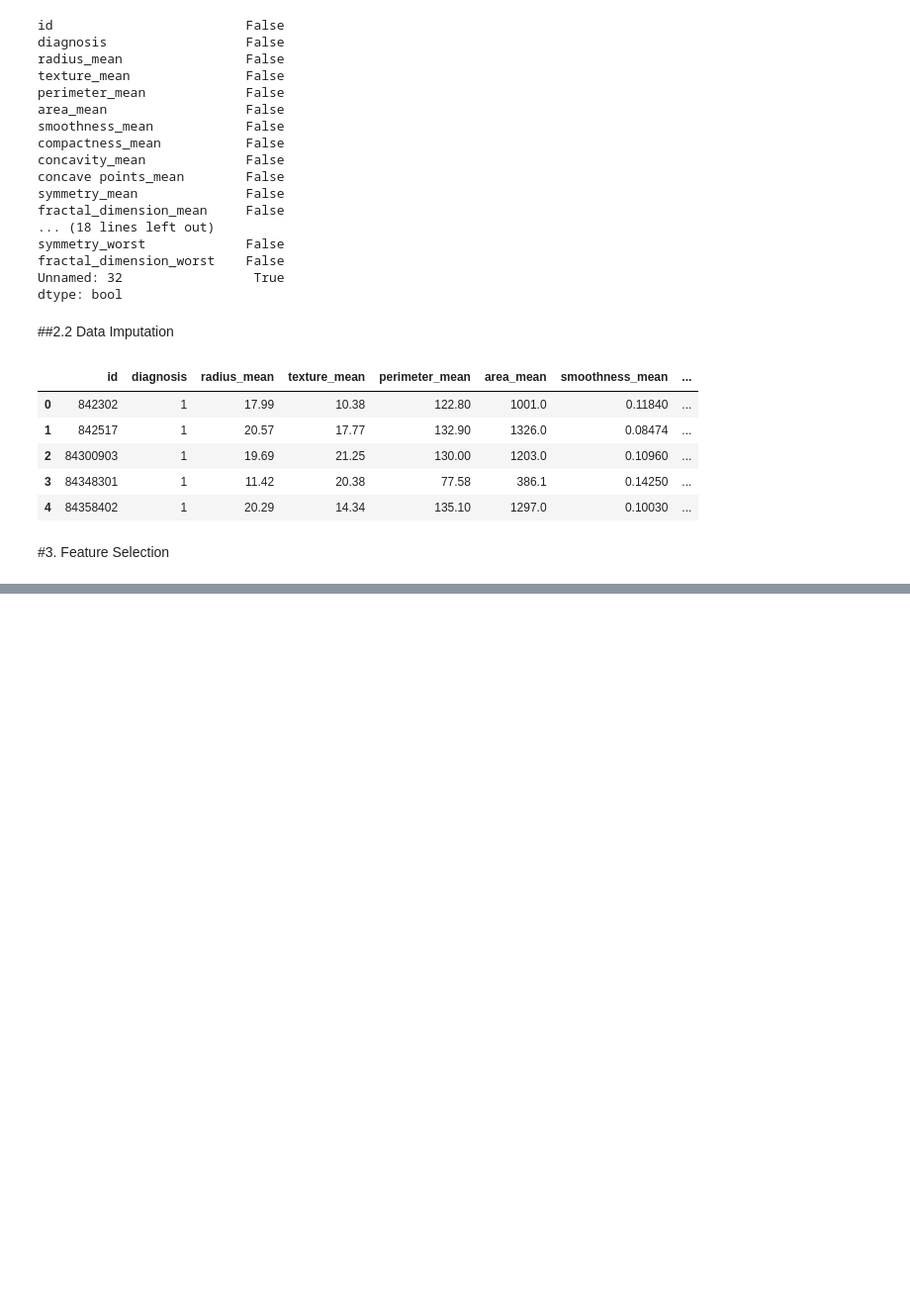
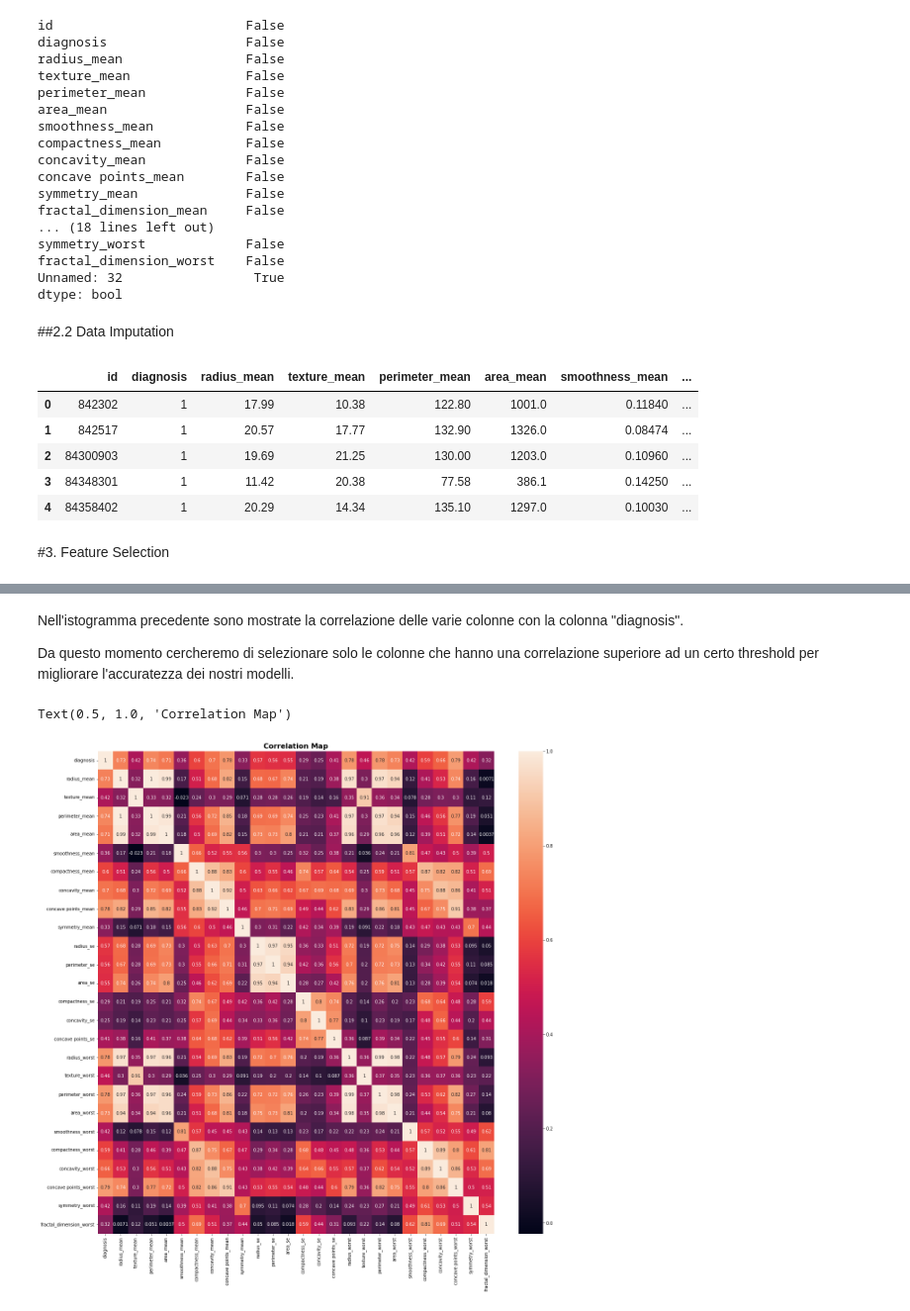
Before and after one commit to xDaryamo/BreastCancerPrediction, a Jupyter notebook: breast_cancer_prediction.ipynb, the cells around one changed output, grey strips where cells are left out. Shown at 99% size. Drawn from its saved outputs; the diff is of its cells as text; code cells hidden in the pictures; blank space fills up the shorter version.

```diff
--- a/breast_cancer_prediction.ipynb
+++ b/breast_cancer_prediction.ipynb
@@ -153,0 +175,18 @@ df.head()
+# %% [markdown]
+Nell'istogramma precedente sono mostrate la correlazione delle varie colonne con la colonna "diagnosis".
+
+Da questo momento cercheremo di selezionare solo le colonne che hanno una correlazione superiore ad un certo threshold per migliorare l'accuratezza dei nostri modelli.
+# %%
+corr_matrix = df.corr()
+threshold = 0.19
+filtre = np.abs(corr_matrix["diagnosis"]) <= threshold
+corr_features = corr_matrix.columns[filtre].tolist()
+
+df_filtered = df.drop(corr_features, axis=1)
+
+plt.figure(figsize=(20,20))
+sb.heatmap(df_filtered.corr(), annot = True)
+plt.title("Correlation Map", fontweight = "bold", fontsize=16)
+# %% [output]
+Text(0.5, 1.0, 'Correlation Map')
+[figure, added]
```
Also changed, not shown: parts of 5 cells of this notebook.
